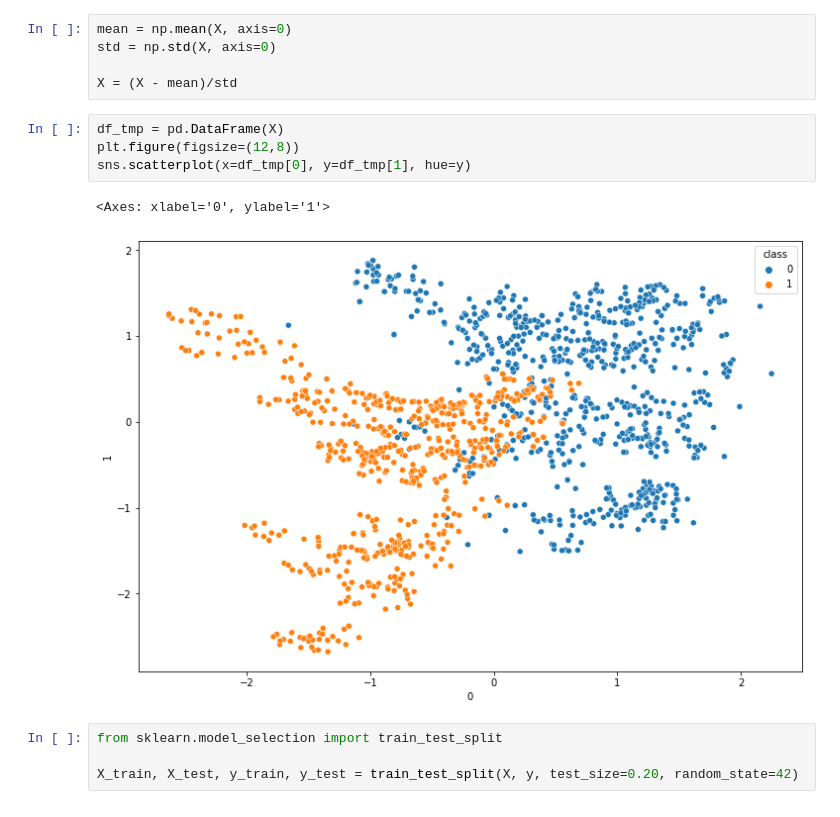
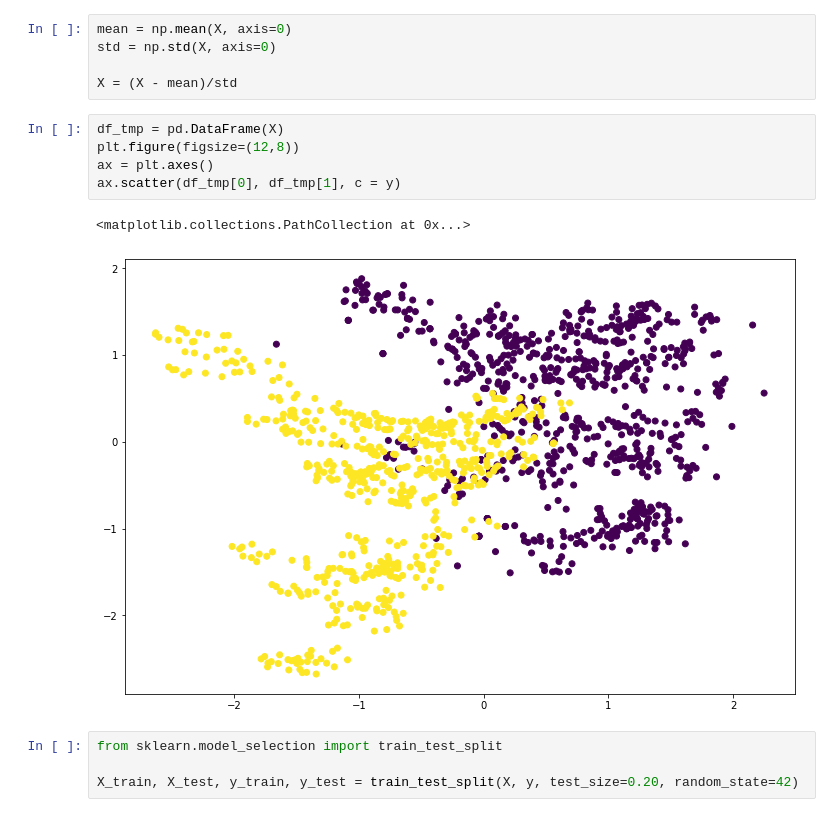
Before and after one commit to miraehab/ML-From-Scratch, a Jupyter notebook: Perceptron/notebook.ipynb, the cells around one changed output. Cells and saved outputs as stored; diff of their text form.

```diff
--- a/Perceptron/notebook.ipynb
+++ b/Perceptron/notebook.ipynb
@@ -26,10 +26,11 @@ X = (X - mean)/std
 # %%
 df_tmp = pd.DataFrame(X)
 plt.figure(figsize=(12,8))
-sns.scatterplot(x=df_tmp[0], y=df_tmp[1], hue=y)
+ax = plt.axes()
+ax.scatter(df_tmp[0], df_tmp[1], c = y)
 # %% [output]
-<Axes: xlabel='0', ylabel='1'>
+<matplotlib.collections.PathCollection at 0x...>
-[figure, old version]
+[figure, new version]
 # %%
 from sklearn.model_selection import train_test_split
 
```
Also changed, not shown: parts of 4 cells of this notebook.
